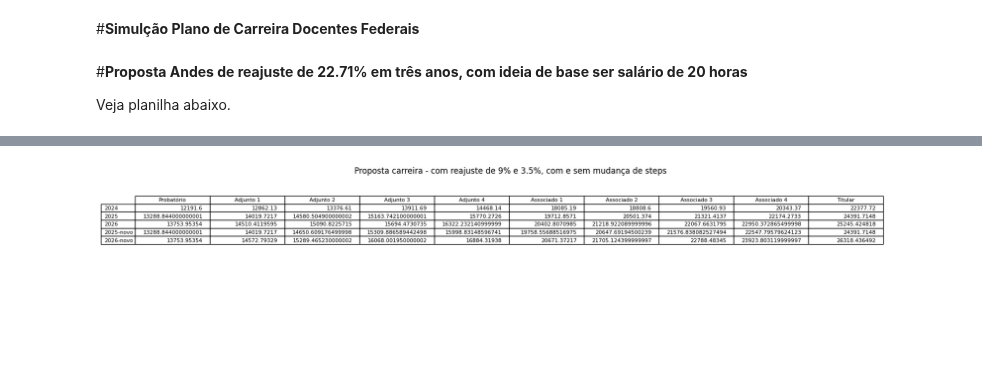
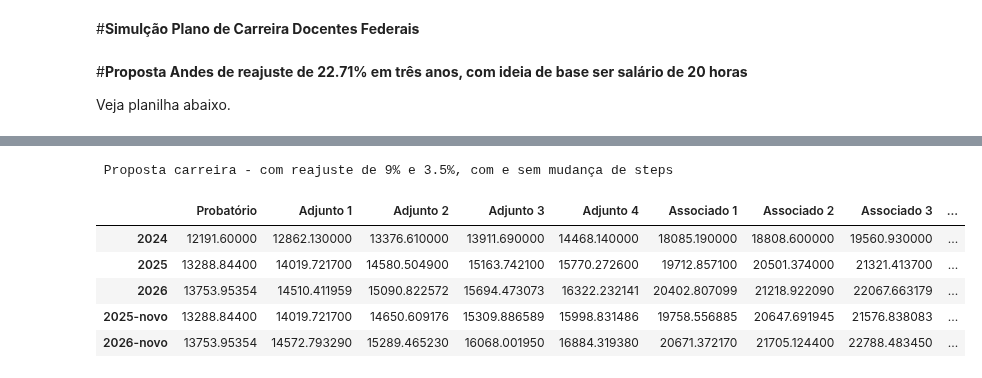
Before and after one commit to j-claudinei-f/j-claudinei-f, a Jupyter notebook: Carreira_Docente.ipynb, the cells around one changed output, grey strips where cells are left out. Drawn from its saved outputs; the diff is of its cells as text; code cells hidden in the pictures; blank space fills up the shorter version.

```diff
--- a/Carreira_Docente.ipynb
+++ b/Carreira_Docente.ipynb
@@ -69,19 +71,14 @@ Salario2026novapropsta=salarioatual*np.array([(1+9/100)*(1+3.5/100),1+13.3/100,1
 Proposta=[salarioatual,Salario2025,Salario2026,Salario2025novapropsta,Salario2026novapropsta]
 # %%
 df=pd.DataFrame(Proposta,index=[2024,2025,2026,'2025-novo','2026-novo'],columns=['Probatório','Adjunto 1','Adjunto 2','Adjunto 3','Adjunto 4','Associado 1','Associado 2','Associado 3','Associado 4','Titular'])
-#initialize figure
-fig = plt. figure (figsize = (20, .5))
-ax = fig. add_subplot (111)
 
-#create table
-ax. table (cellText = df. values , rowLabels = df. index ,
-         colLabels = df. columns )
-
-#add title to table
-ax. set_title (' Proposta carreira - com reajuste de 9% e 3.5%, com e sem mudança de steps')
-
-#turn axes off
-ax.axis('off')
-plt.show()
+print(' Proposta carreira - com reajuste de 9% e 3.5%, com e sem mudança de steps')
+df
 # %% [output]
-[figure, removed]
+ Proposta carreira - com reajuste de 9% e 3.5%, com e sem mudança de steps
+|  | Probatório | Adjunto 1 | Adjunto 2 | Adjunto 3 | Adjunto 4 | Associado 1 | Associado 2 | Associado 3 | ... |
+| 2024 | 12191.60000 | 12862.130000 | 13376.610000 | 13911.690000 | 14468.140000 | 18085.190000 | 18808.600000 | 19560.930000 | ... |
+| 2025 | 13288.84400 | 14019.721700 | 14580.504900 | 15163.742100 | 15770.272600 | 19712.857100 | 20501.374000 | 21321.413700 | ... |
+| 2026 | 13753.95354 | 14510.411959 | 15090.822572 | 15694.473073 | 16322.232141 | 20402.807099 | 21218.922090 | 22067.663179 | ... |
+| 2025-novo | 13288.84400 | 14019.721700 | 14650.609176 | 15309.886589 | 15998.831486 | 19758.556885 | 20647.691945 | 21576.838083 | ... |
+| 2026-novo | 13753.95354 | 14572.793290 | 15289.465230 | 16068.001950 | 16884.319380 | 20671.372170 | 21705.124400 | 22788.483450 | ... |
```
Also changed, not shown: parts of 2 cells of this notebook.
